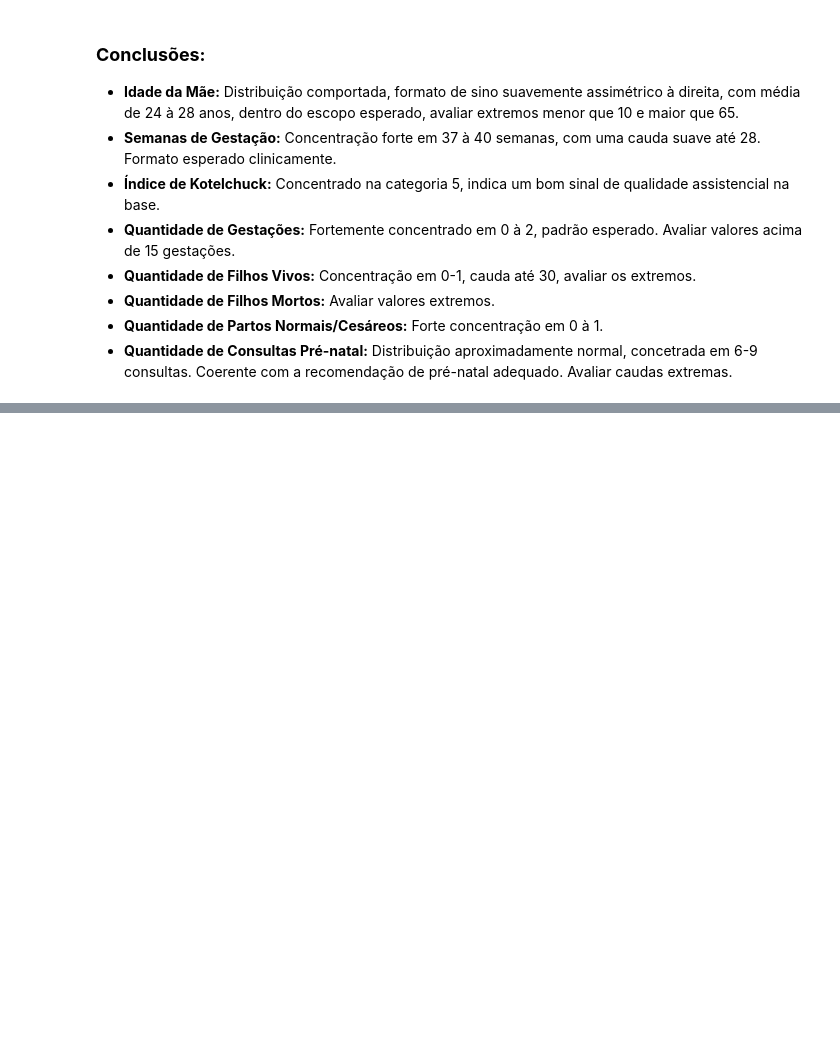
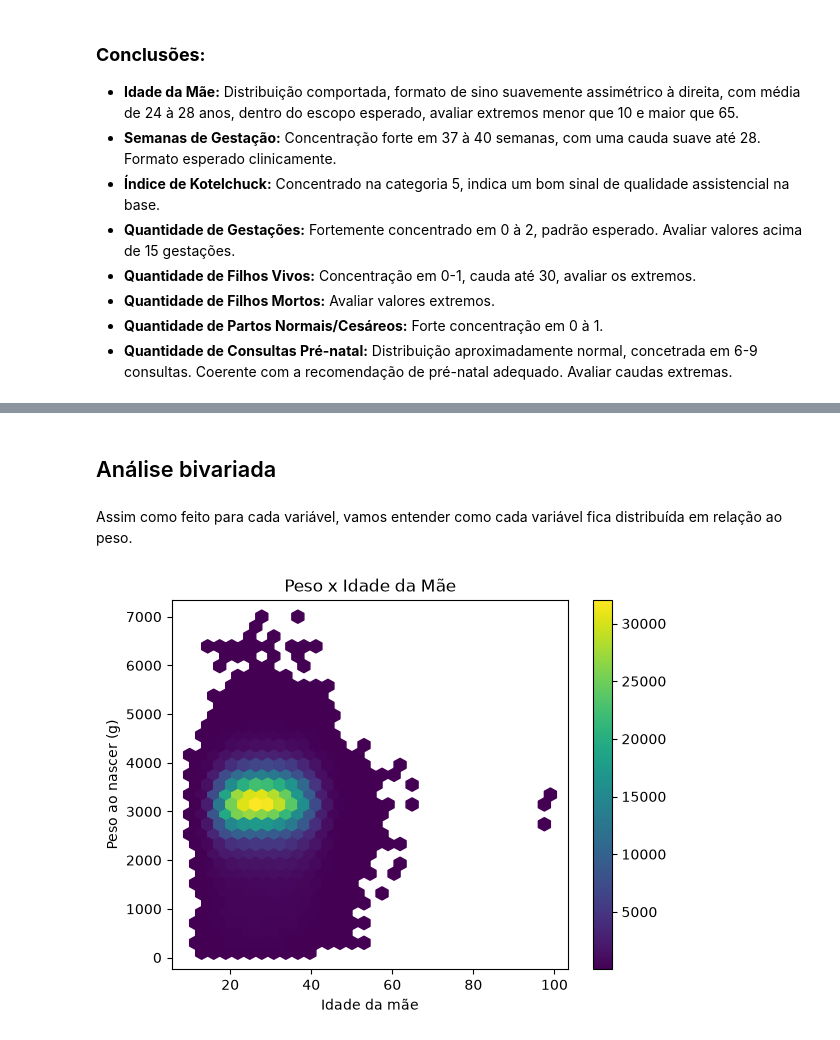
Before and after one commit to luizv55/SINASC-BirthWeight, a Jupyter notebook: main.ipynb, the cells around one changed output, grey strips where cells are left out. Drawn from its saved outputs; the diff is of its cells as text; code cells hidden in the pictures; blank space fills up the shorter version.

```diff
--- a/main.ipynb
+++ b/main.ipynb
@@ -335,0 +373,13 @@ plt.show()
+# %% [markdown]
+## Análise bivariada
+# %% [markdown]
+Assim como feito para cada variável, vamos entender como cada variável fica distribuída em relação ao peso.
+# %%
+plt.hexbin(df['IDADEMAE'], df['PESO'], gridsize=30, cmap='viridis', mincnt=1)
+plt.colorbar()
+plt.xlabel('Idade da mãe')
+plt.ylabel('Peso ao nascer (g)')
+plt.title('Peso x Idade da Mãe')
+plt.show()
+# %% [output]
+[figure, added]
```
Also changed, not shown: parts of 6 cells of this notebook.
